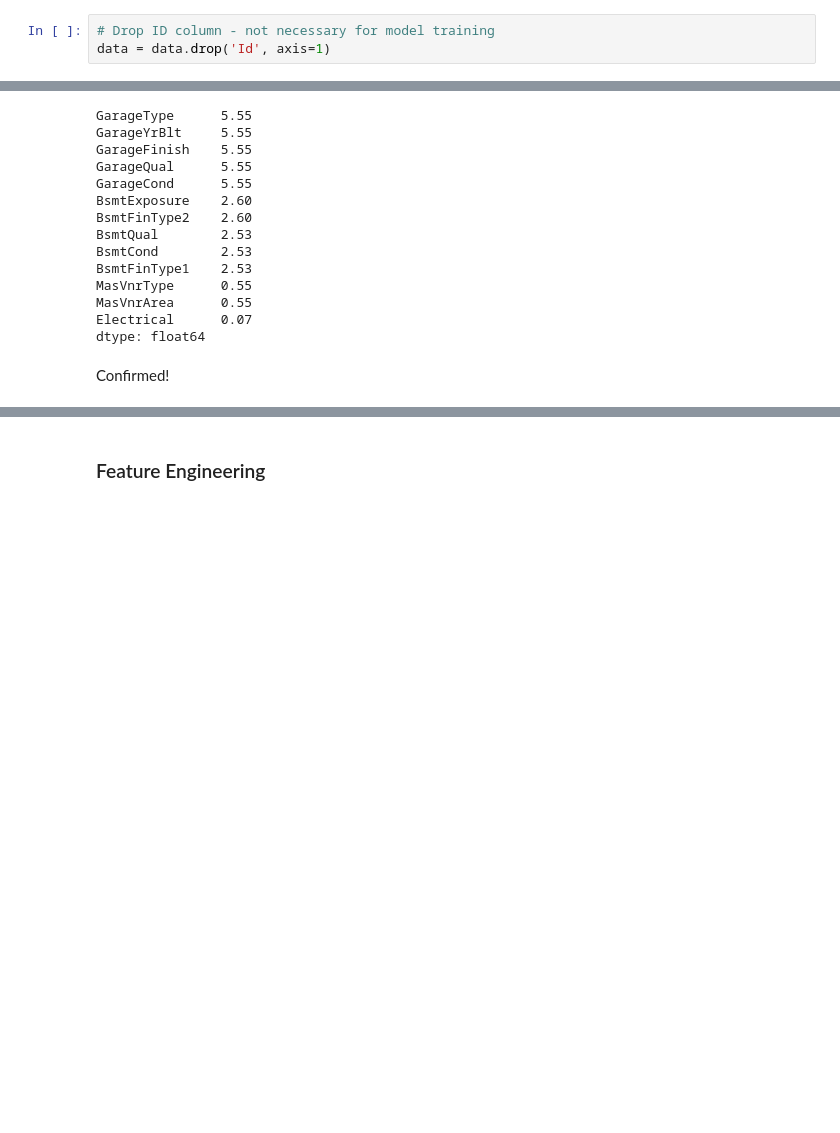
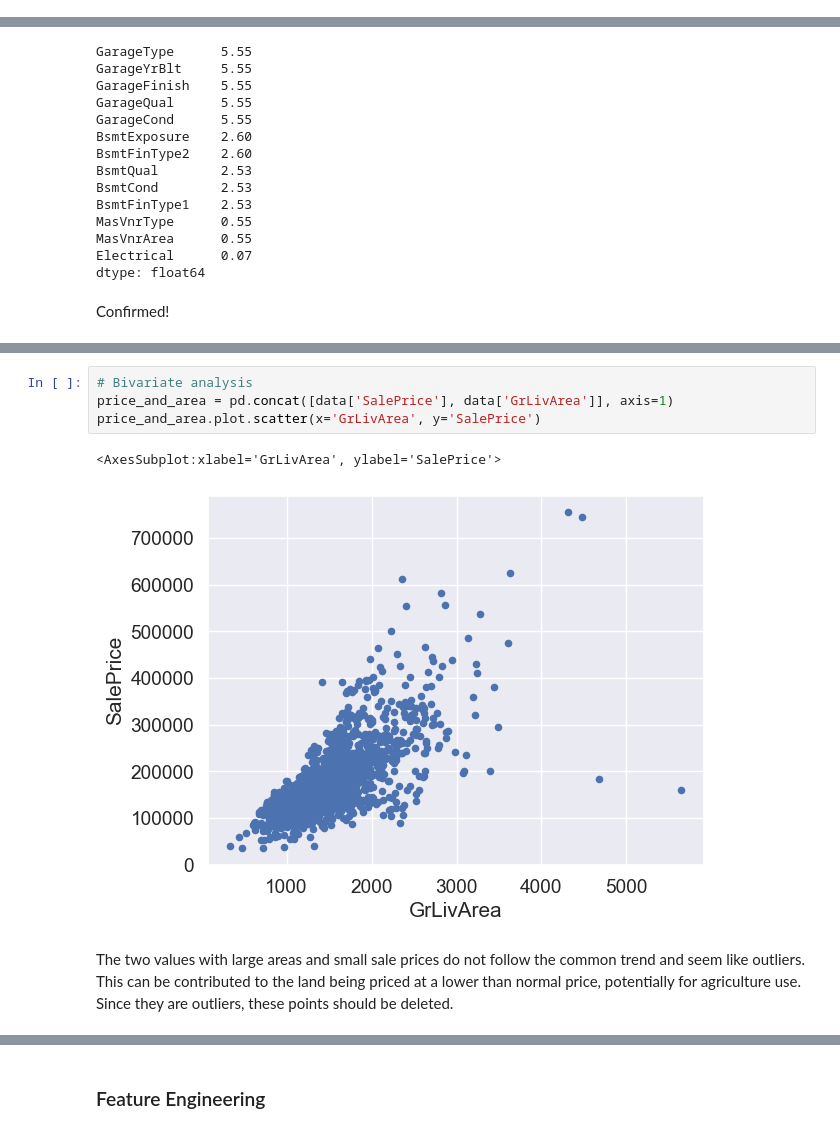
Before and after one commit to mdisant/House-Prices, a Jupyter notebook: notebook.ipynb, the cells around one changed output, grey strips where cells are left out. Drawn from its saved outputs; the diff is of its cells as text; blank space fills up the shorter version.

```diff
--- a/notebook.ipynb
+++ b/notebook.ipynb
@@ -205,8 +205,5 @@ plt.show()
 # %% [markdown]
 ### Data Cleaning + Preprocessing
-# %%
-# Drop ID column - not necessary for model training
-data = data.drop('Id', axis=1)
 # %%
 # Drop columns with over 10% missing values
 threshold = len(data) * 0.85
@@ -234,0 +271,9 @@ Confirmed!
+# %%
+# Bivariate analysis
+price_and_area = pd.concat([data['SalePrice'], data['GrLivArea']], axis=1)
+price_and_area.plot.scatter(x='GrLivArea', y='SalePrice')
+# %% [output]
+<AxesSubplot:xlabel='GrLivArea', ylabel='SalePrice'>
+[figure, added]
+# %% [markdown]
+The two values with large areas and small sale prices do not follow the common trend and seem like outliers. This can be contributed to the land being priced at a lower than normal price, potentially for agriculture use. Since they are outliers, these points should be deleted.
```
Also changed, not shown: parts of 21 cells of this notebook, 1 other file.
